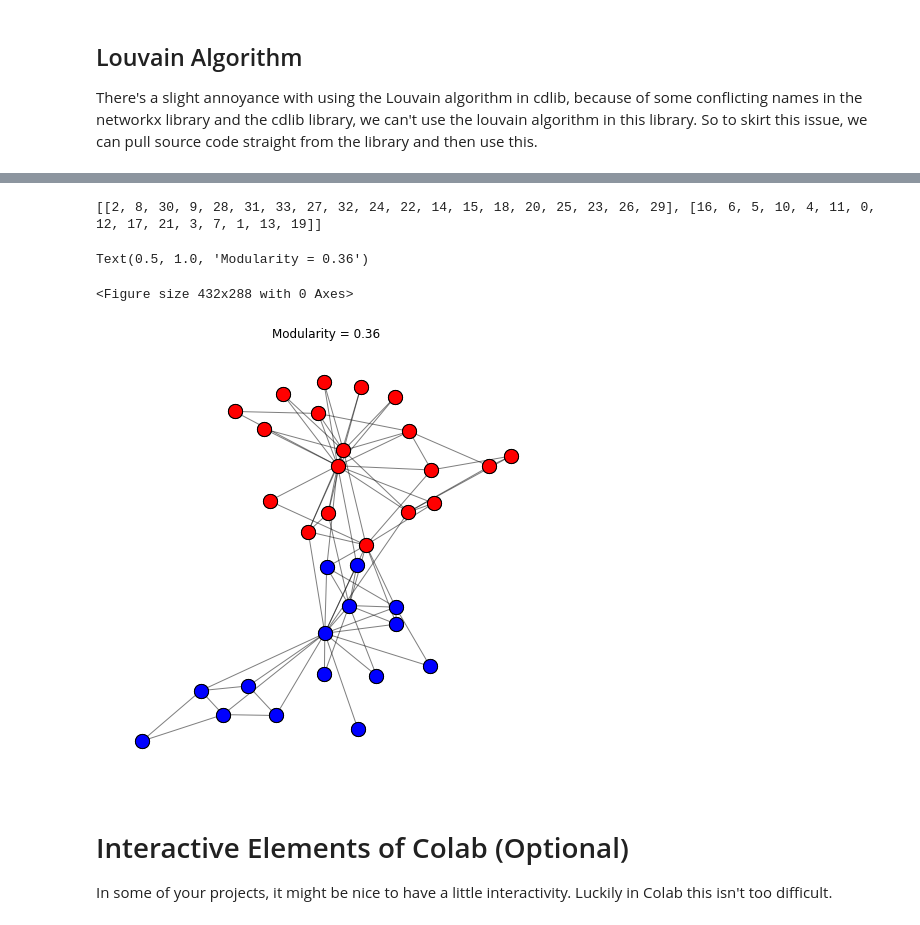
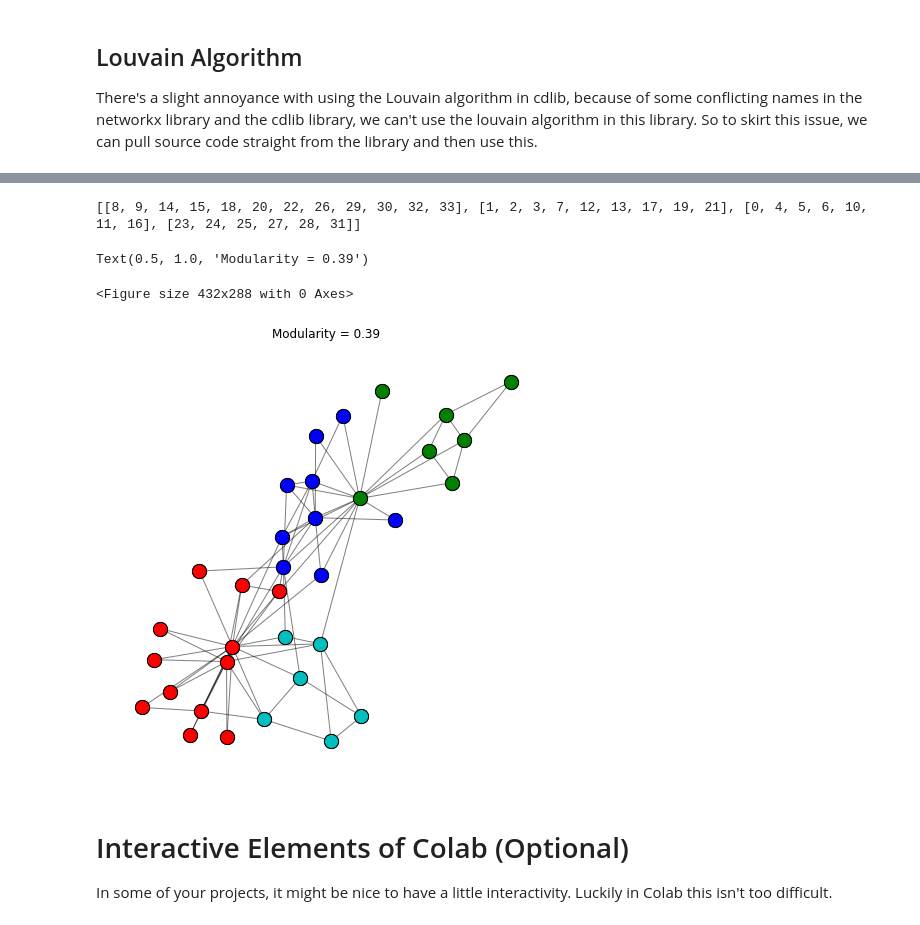
Before and after one commit to joseph-c-mcguire/Math-of-data-science, a Jupyter notebook: MATH_476_Python_Tutorial.ipynb, the cells around one changed output, grey strips where cells are left out. Cells and saved outputs as stored; diff of their text form; code cells hidden in the pictures.

```diff
--- a/MATH_476_Python_Tutorial.ipynb
+++ b/MATH_476_Python_Tutorial.ipynb
@@ -362,28 +378,30 @@ Text(0.5, 1.0, 'Modularity = 0.42')
 # %%
 import networkx as nx
 import cdlib.algorithms as algo
 import cdlib.viz as viz
+import matplotlib.pyplot as plt
+
 
 # Let's look at the Zachary Karate Club
 G = nx.karate_club_graph()
 # Call the spectral clustering function, the result is a node_clustering object in the cdlib
 # library
 # This will require the maximum number of clusters that we want to test for
-node_cluster = algo.spectral(G,kmax = 4)
+node_cluster = algo.r_spectral_clustering(G,n_clusters=4, method="regularized", percentile=20)
 # We get the communities of this
 com = node_cluster.communities
 print(com)
 # Then we'll use the cdlib functionality for vizualization
 plt.figure(0)
 viz.plot_network_clusters(G, node_cluster)
 # We can also extract the modularity of this
 mod = node_cluster.newman_girvan_modularity()
 plt.title('Modularity = ' + str(round(mod.score,2)))
 # %% [output]
-[[2, 8, 30, 9, 28, 31, 33, 27, 32, 24, 22, 14, 15, 18, 20, 25, 23, 26, 29], [16, 6, 5, 10, 4, 11, 0, 12, 17, 21, 3, 7, 1, 13, 19]]
+[[8, 9, 14, 15, 18, 20, 22, 26, 29, 30, 32, 33], [1, 2, 3, 7, 12, 13, 17, 19, 21], [0, 4, 5, 6, 10, 11, 16], [23, 24, 25, 27, 28, 31]]
-Text(0.5, 1.0, 'Modularity = 0.36')
+Text(0.5, 1.0, 'Modularity = 0.39')
 <Figure size 432x288 with 0 Axes>
-[figure, old version]
+[figure, new version]
 # %% [markdown]
 # Interactive Elements of Colab (Optional)
 
```
Also changed, not shown: parts of 2 cells of this notebook.
